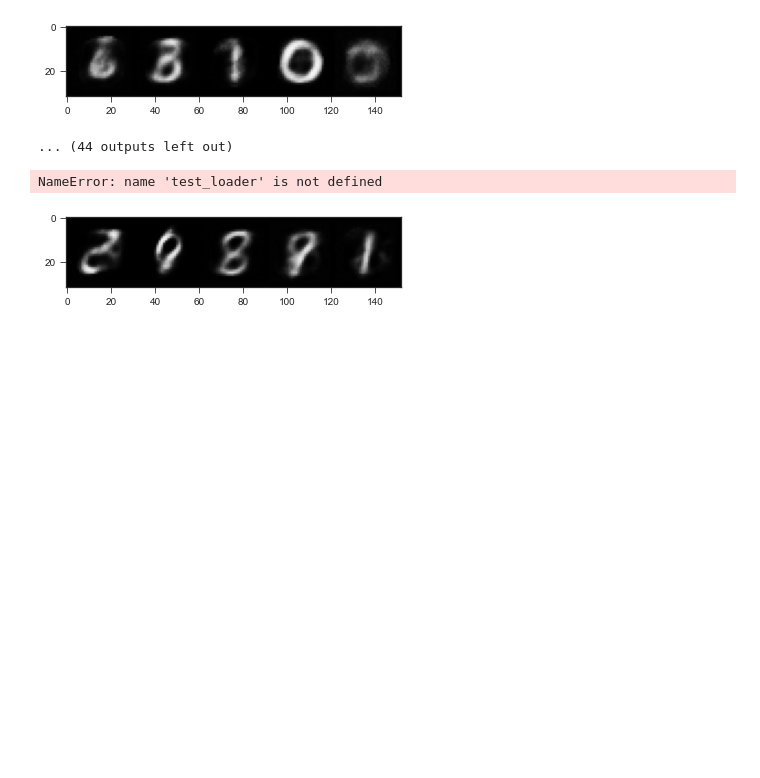
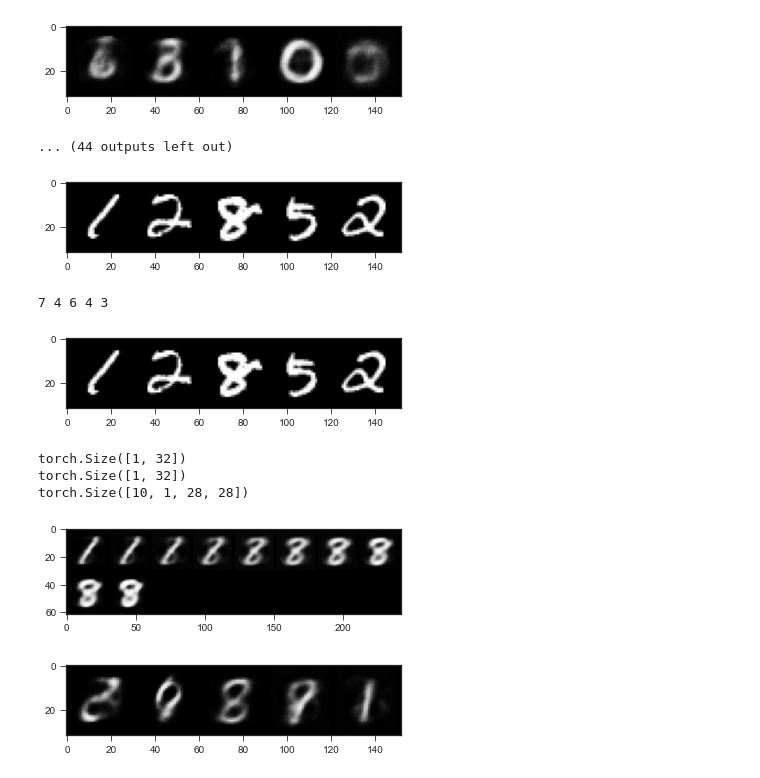
Before and after one commit to stephall/DeepGenerativePlayground, a Jupyter notebook: MNIST_VAE.ipynb, the cells around one changed output. Saved outputs shown, nothing was run; the diff lists cells and outputs as text; code cells hidden in the pictures; blank space fills up the shorter version.

```diff
--- a/MNIST_VAE.ipynb
+++ b/MNIST_VAE.ipynb
@@ -245,6 +245,10 @@ torch.save(net.state_dict(), PATH)
 ########################################
 # EVALUATION ON TEST SET
 ########################################
+# Load the network
+net = Net()
+net.load_state_dict(torch.load(PATH))
+
 # Evaluate on test images
 dataiter = iter(test_loader)
 inputs, labels = dataiter.next()
@@ -284,34 +288,40 @@ with torch.no_grad():
         # Generate z value of the interpolation
         z = (1-step)*mu_1 + step*mu_2
 
         # Generate the image using the decoder and append it
         generated_image = net.decode(z)
         generated_images.append( generated_image )
 
     # Stack the generated images and display them
     generated_images = torch.vstack(generated_images)
     print(generated_images.shape)
     imshow(generated_images, labels=None, num_images_display=num_steps)
 
 
 
 # # Get the overall accuracy
 # correct = 0.0
 # total   = 0.0
 # with torch.no_grad():
 #     for (inputs, labels) in test_loader:
 #         # Get predicted labels
 #         predicted_labels = torch.argmax(net(inputs), 1)
 
 #         # Get the number of correct labels in the batch
 #         correct += (labels==predicted_labels).sum().item()
 
 #         # Get the number of labels in the batch
 #         total += labels.size(0)
 
 # print(f"Accuracy: {100*correct/total:.2f}%")
 # %% [output]
+[figure, added]
-NameError: name 'test_loader' is not defined
+7 4 6 4 3
+[figure, added]
+torch.Size([1, 32])
+torch.Size([1, 32])
+torch.Size([10, 1, 28, 28])
+[figure, added]
 # %%
 ########################################
 # RANDOMLY SAMPLE SOME IMAGES
```
Also changed, not shown: parts of 1 cell of this notebook.
